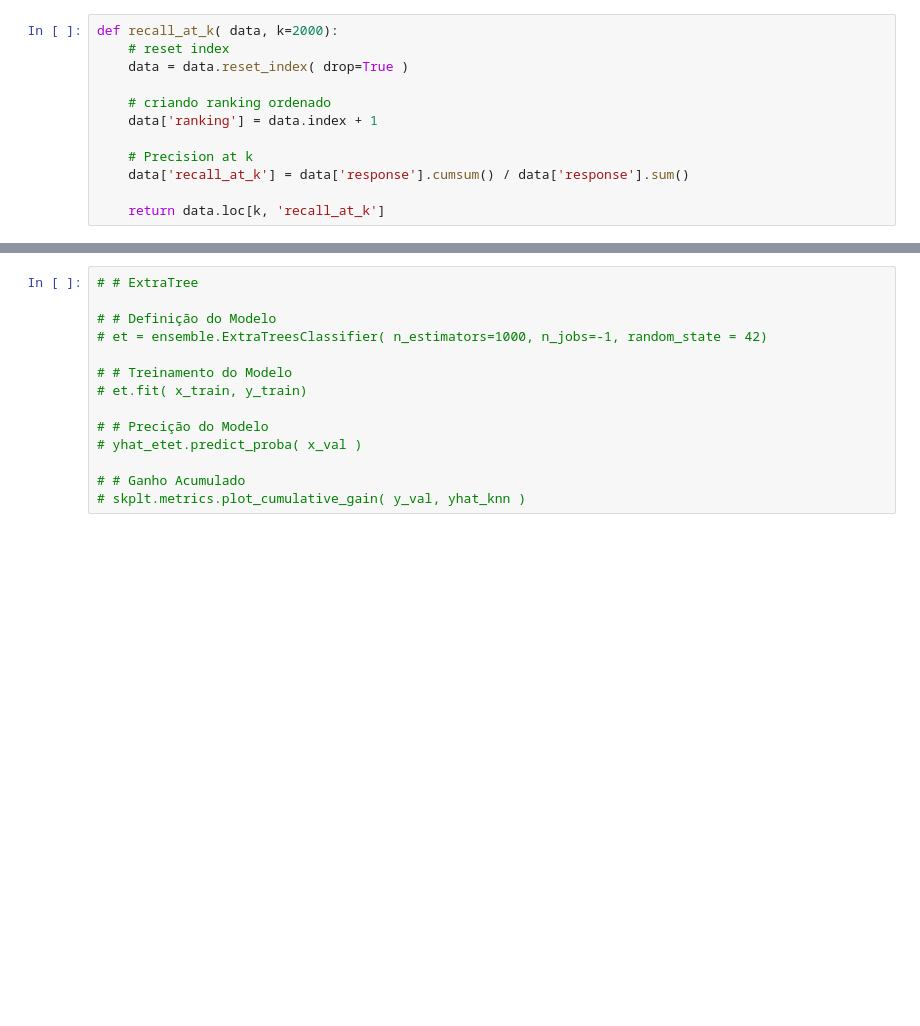
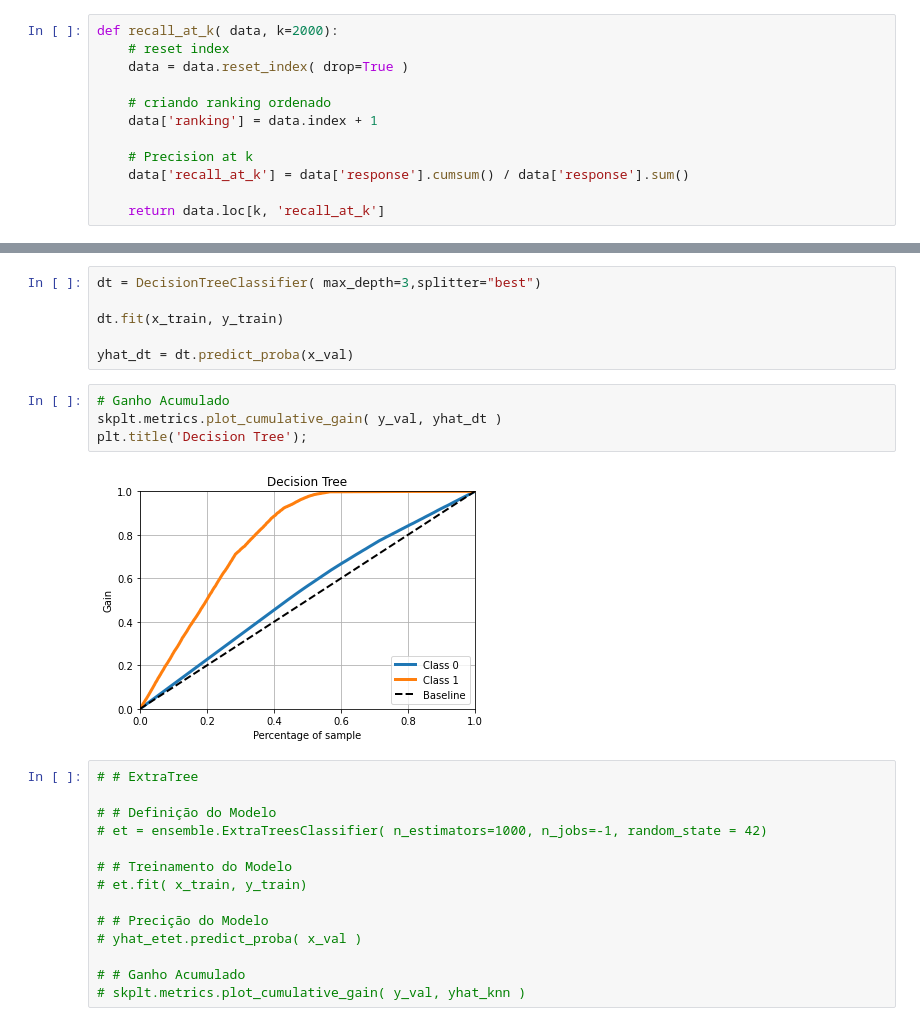
Before and after one commit to andersonftdj/Health_Insurance_Cross_Sell, a Jupyter notebook: pa004.ipynb, the cells around one changed output, grey strips where cells are left out. Drawn from its saved outputs; the diff is of its cells as text; blank space fills up the shorter version.

```diff
--- a/pa004.ipynb
+++ b/pa004.ipynb
@@ -517,3 +532,15 @@ df8[['id', 'response', 'propensity_score', 'ranking', 'precision_at_k']].reset_i
+# %%
+dt = DecisionTreeClassifier( max_depth=3,splitter="best")
+
+dt.fit(x_train, y_train)
+
+yhat_dt = dt.predict_proba(x_val)
+# %%
+# Ganho Acumulado
+skplt.metrics.plot_cumulative_gain( y_val, yhat_dt )
+plt.title('Decision Tree');
+# %% [output]
+[figure, added]
 # %%
 # # ExtraTree
 
```
Also changed, not shown: parts of 10 cells of this notebook, 9 other files.
